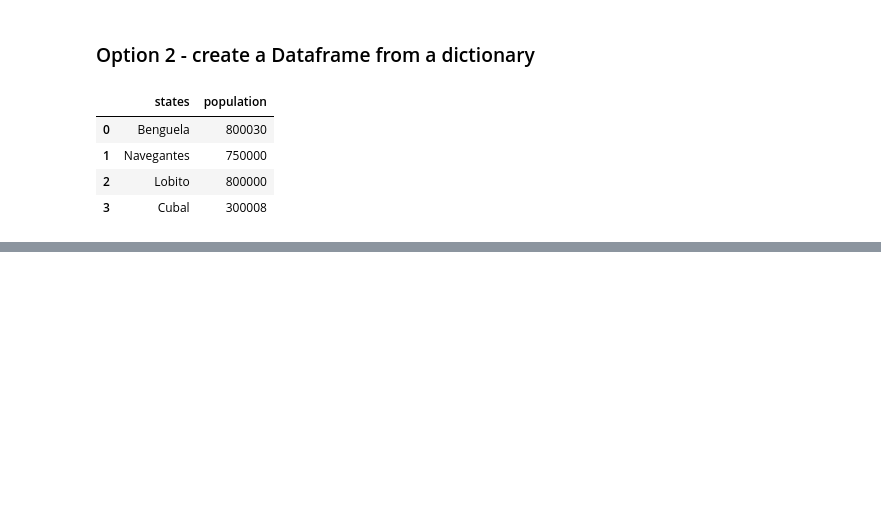
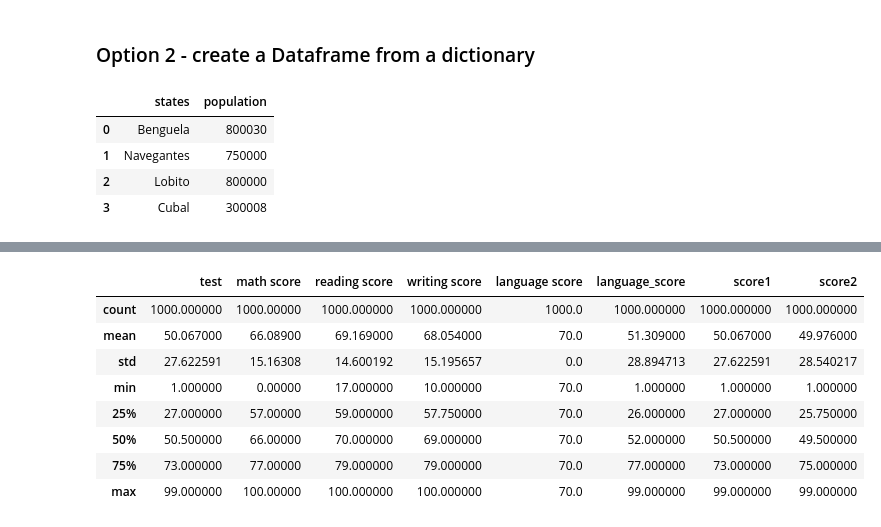
Before and after one commit to katalekoweb/full-python-course-for-data-science, a Jupyter notebook: 02-pandas-numpy/index.ipynb, the cells around one changed output, grey strips where cells are left out. Saved outputs shown, nothing was run; the diff lists cells and outputs as text; code cells hidden in the pictures; blank space fills up the shorter version.

```diff
--- a/02-pandas-numpy/index.ipynb
+++ b/02-pandas-numpy/index.ipynb
@@ -59,0 +453,13 @@ df_population
+# %%
+# easier calculation with describe
+df_exams.describe()
+# %% [output]
+|  | test | math score | reading score | writing score | language score | language_score | score1 | score2 |
+| count | 1000.000000 | 1000.00000 | 1000.000000 | 1000.000000 | 1000.0 | 1000.000000 | 1000.000000 | 1000.000000 |
+| mean | 50.067000 | 66.08900 | 69.169000 | 68.054000 | 70.0 | 51.309000 | 50.067000 | 49.976000 |
+| std | 27.622591 | 15.16308 | 14.600192 | 15.195657 | 0.0 | 28.894713 | 27.622591 | 28.540217 |
+| min | 1.000000 | 0.00000 | 17.000000 | 10.000000 | 70.0 | 1.000000 | 1.000000 | 1.000000 |
+| 25% | 27.000000 | 57.00000 | 59.000000 | 57.750000 | 70.0 | 26.000000 | 27.000000 | 25.750000 |
+| 50% | 50.500000 | 66.00000 | 70.000000 | 69.000000 | 70.0 | 52.000000 | 50.500000 | 49.500000 |
+| 75% | 73.000000 | 77.00000 | 79.000000 | 79.000000 | 70.0 | 77.000000 | 73.000000 | 75.000000 |
+| max | 99.000000 | 100.00000 | 100.000000 | 100.000000 | 70.0 | 99.000000 | 99.000000 | 99.000000 |
```
Also changed, not shown: parts of 59 cells of this notebook, 4 other files.
